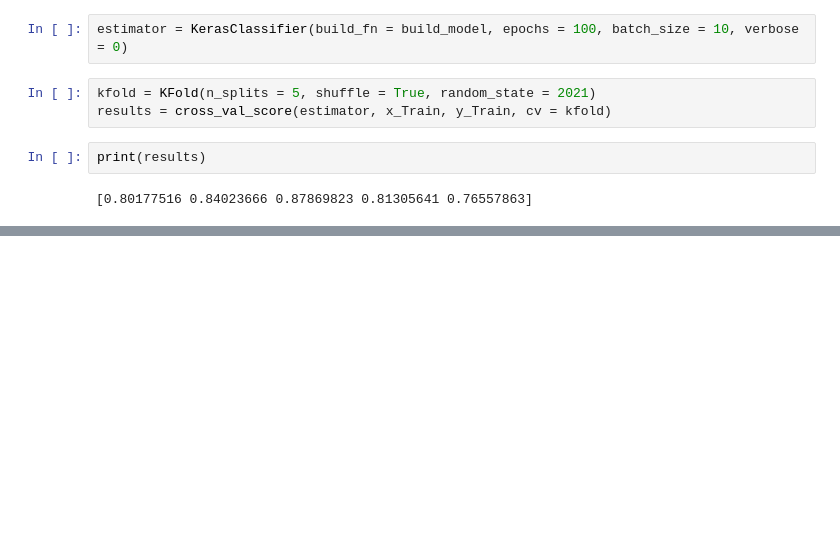
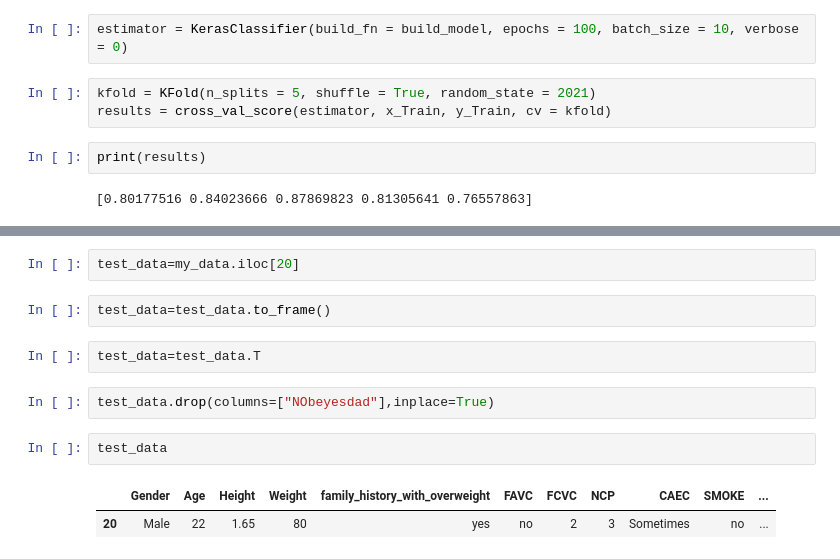
Before and after one commit to Nigirith/Obesity_Data_Analysis, a Jupyter notebook: projet py for ds.ipynb, the cells around one changed output, grey strips where cells are left out. Drawn from its saved outputs; the diff is of its cells as text; blank space fills up the shorter version.

```diff
--- a/projet py for ds.ipynb
+++ b/projet py for ds.ipynb
@@ -423,0 +465,13 @@ print(results)
+# %%
+test_data=my_data.iloc[20]
+# %%
+test_data=test_data.to_frame()
+# %%
+test_data=test_data.T
+# %%
+test_data.drop(columns=["NObeyesdad"],inplace=True)
+# %%
+test_data
+# %% [output]
+|  | Gender | Age | Height | Weight | family_history_with_overweight | FAVC | FCVC | NCP | CAEC | SMOKE | ... |
+| 20 | Male | 22 | 1.65 | 80 | yes | no | 2 | 3 | Sometimes | no | ... |
```
Also changed, not shown: parts of 20 cells of this notebook.
